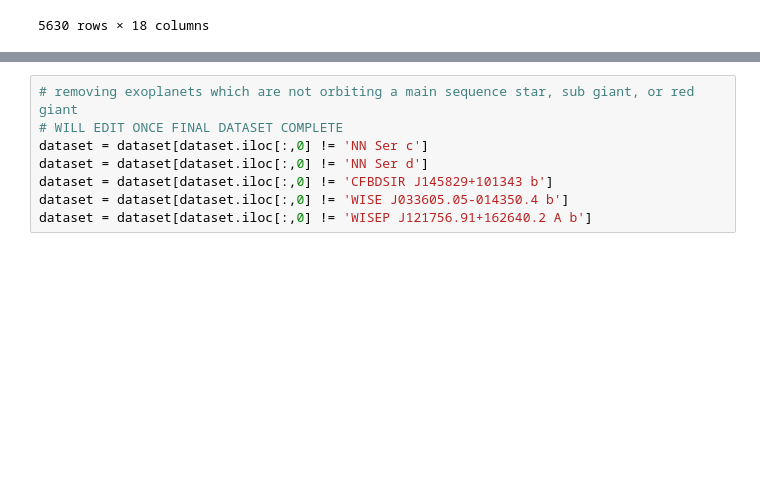
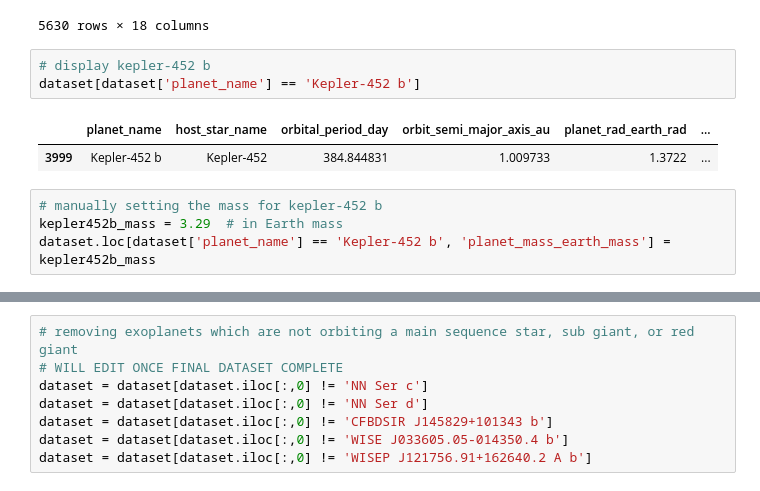
Before and after one commit to Graviton12/Exoplanet-Data-Analysis, a Jupyter notebook: best_exoplanet_match.ipynb, the cells around one changed output, grey strips where cells are left out. Cells and saved outputs as stored; diff of their text form; blank space fills up the shorter version.

```diff
--- a/best_exoplanet_match.ipynb
+++ b/best_exoplanet_match.ipynb
@@ -28,3 +28,13 @@ dataset
 | 5628 | ups Leo b | ups Leo | 385.200000 | 1.180000 | NaN | ... |
 | 5629 | xi Aql b | xi Aql | 136.860000 | 0.628333 | NaN | ... |
 5630 rows × 18 columns
+# %%
+# display kepler-452 b
+dataset[dataset['planet_name'] == 'Kepler-452 b']
+# %% [output]
+|  | planet_name | host_star_name | orbital_period_day | orbit_semi_major_axis_au | planet_rad_earth_rad | ... |
+| 3999 | Kepler-452 b | Kepler-452 | 384.844831 | 1.009733 | 1.3722 | ... |
+# %%
+# manually setting the mass for kepler-452 b
+kepler452b_mass = 3.29  # in Earth mass
+dataset.loc[dataset['planet_name'] == 'Kepler-452 b', 'planet_mass_earth_mass'] = kepler452b_mass
```
Also changed, not shown: parts of 3 cells of this notebook.
